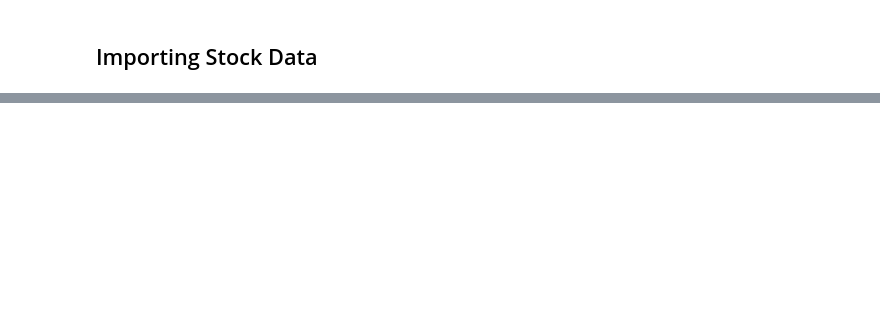
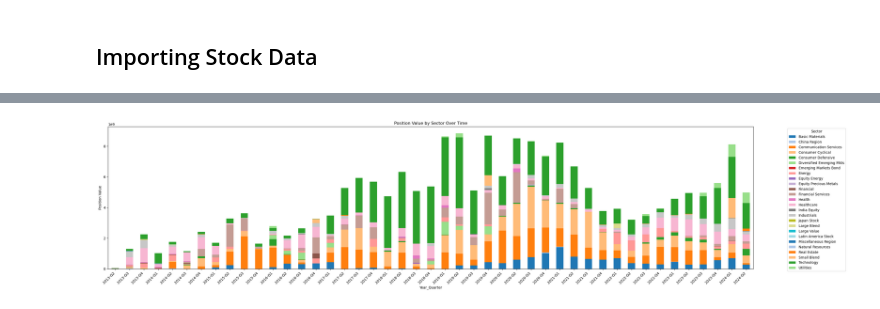
Before and after one commit to brock-fassnacht/Whale_Watchers, a Jupyter notebook: Holdings Analysis - Sectors.ipynb, the cells around one changed output, grey strips where cells are left out. Saved outputs shown, nothing was run; the diff lists cells and outputs as text; code cells hidden in the pictures; blank space fills up the shorter version.

Commit message:
13F Sector Analysis Added

```diff
--- a/Holdings Analysis - Sectors.ipynb
+++ b/Holdings Analysis - Sectors.ipynb
@@ -129,0 +102,17 @@ data.info
+# %%
+# Define start and end dates
+start_date = "2013-01-01"
+end_date = datetime.today().strftime('%Y-%m-%d')
+
+# Create a list to store the downloaded dataframes
+historical_data = []
+
+for symbol in unique_symbols["SYMBOL"]:
+    # Download historical data for the current symbol
+    ticker_data = yf.download(symbol, start=start_date, end=end_date)
+
+    # Append the data to the list
+    historical_data.append(ticker_data)
+
+# Optionally, concatenate the dataframes into a single DataFrame with a multi-index
+historical_data = pd.concat(historical_data, keys=unique_symbols["SYMBOL"], names=["SYMBOL"]).reset_index()
@@ -129,0 +164,23 @@ data.info
+# %%
+# Assuming holdings_data["Stanley_Druckenmiller"] is already loaded as a DataFrame
+df = holdings_data["Stanley_Druckenmiller"].groupby(["Year_Quarter", "Sector"])["Position Value"].sum().reset_index()
+
+# Pivot the table to get sectors as columns
+pivot_df = df.pivot(index='Year_Quarter', columns='Sector', values='Position Value').fillna(0)
+
+# Create a color map with distinct colors
+colors = plt.get_cmap('tab20').colors
+
+# Plot the stacked bar chart with distinct colors
+pivot_df.plot(kind='bar', stacked=True, figsize=(30, 7), color=colors)
+
+plt.title('Position Value by Sector Over Time')
+plt.xlabel('Year_Quarter')
+plt.ylabel('Position Value (Billions $)')
+plt.legend(title='Sector', bbox_to_anchor=(1.05, 1), loc='upper left')
+plt.xticks(rotation=45, ha='right')
+
+plt.tight_layout()
+plt.show()
+# %% [output]
+[figure, added]
```
Also changed, not shown: parts of 20 cells of this notebook, 1 other file.
